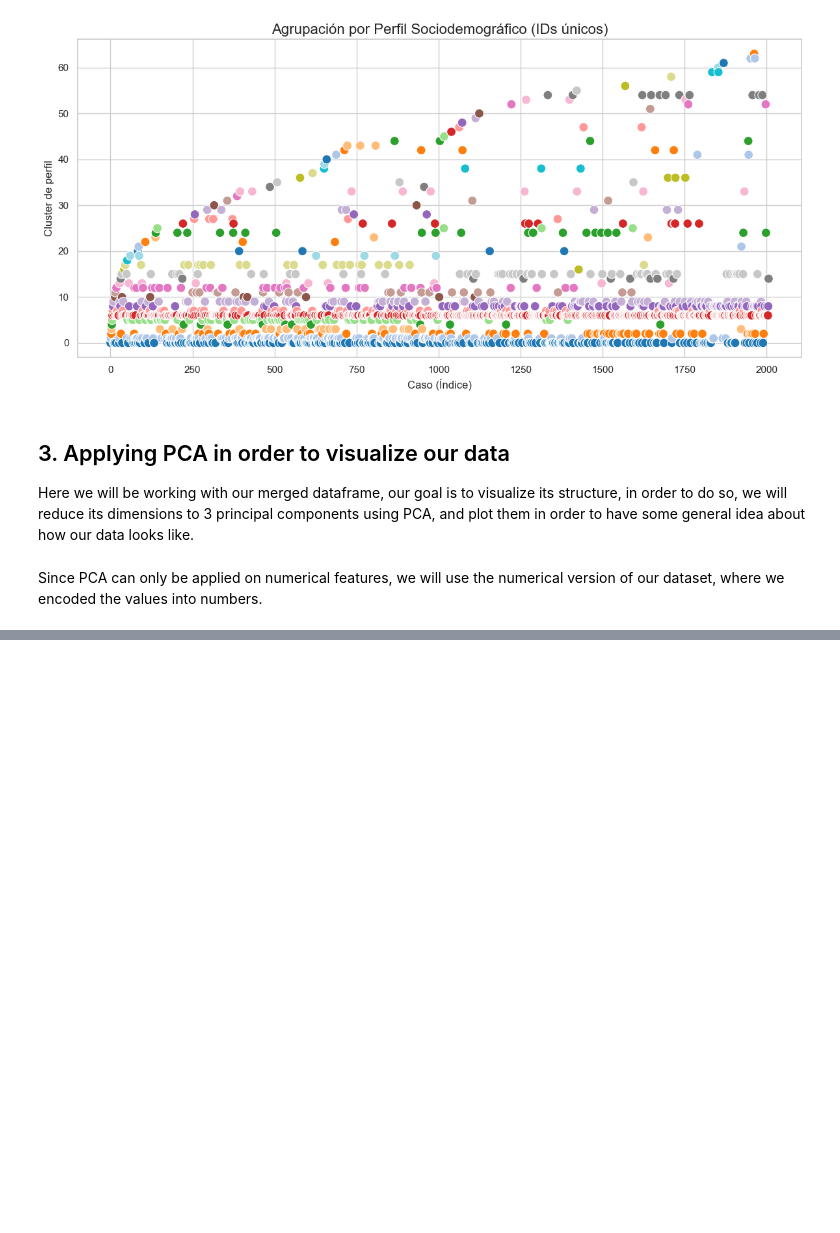
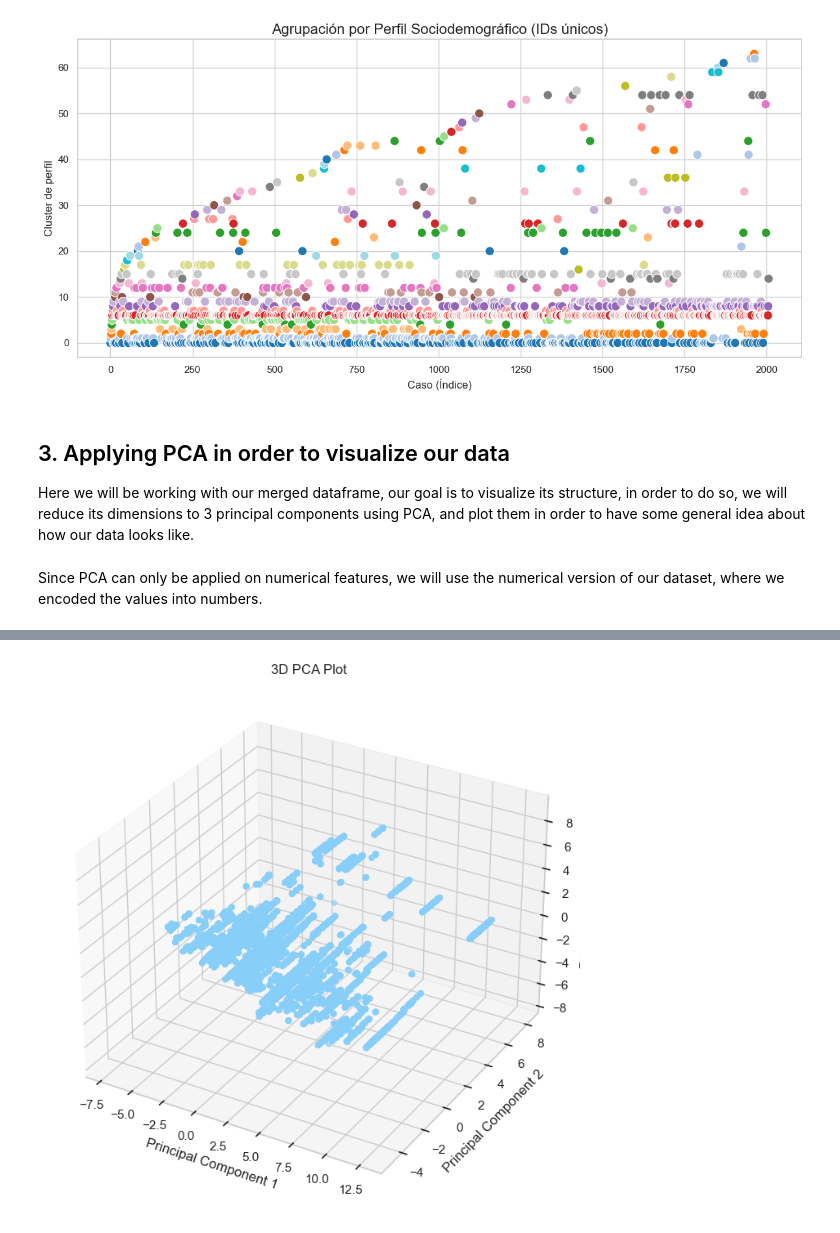
Before and after one commit to laurabolta/Synthesis-Project-I, a Jupyter notebook: Student_plots.ipynb, the cells around one changed output, grey strips where cells are left out. Drawn from its saved outputs; the diff is of its cells as text; code cells hidden in the pictures; blank space fills up the shorter version.

```diff
--- a/Student_plots.ipynb
+++ b/Student_plots.ipynb
@@ -458,0 +455,16 @@ plt.show()
+# %%
+# Plotting the 3 principal components
+fig = plt.figure(figsize=(10, 7))
+ax = fig.add_subplot(111, projection='3d')
+
+ax.scatter(pca_df['PC1'], pca_df['PC2'], pca_df['PC3'], c='lightskyblue', alpha=0.6)
+
+ax.set_title('3D PCA Plot')
+ax.set_xlabel('Principal Component 1')
+ax.set_ylabel('Principal Component 2')
+ax.set_zlabel('Principal Component 3')
+
+plt.tight_layout()
+plt.show()
+# %% [output]
+[figure, added]
```
Also changed, not shown: parts of 10 cells of this notebook, 3 other files.
